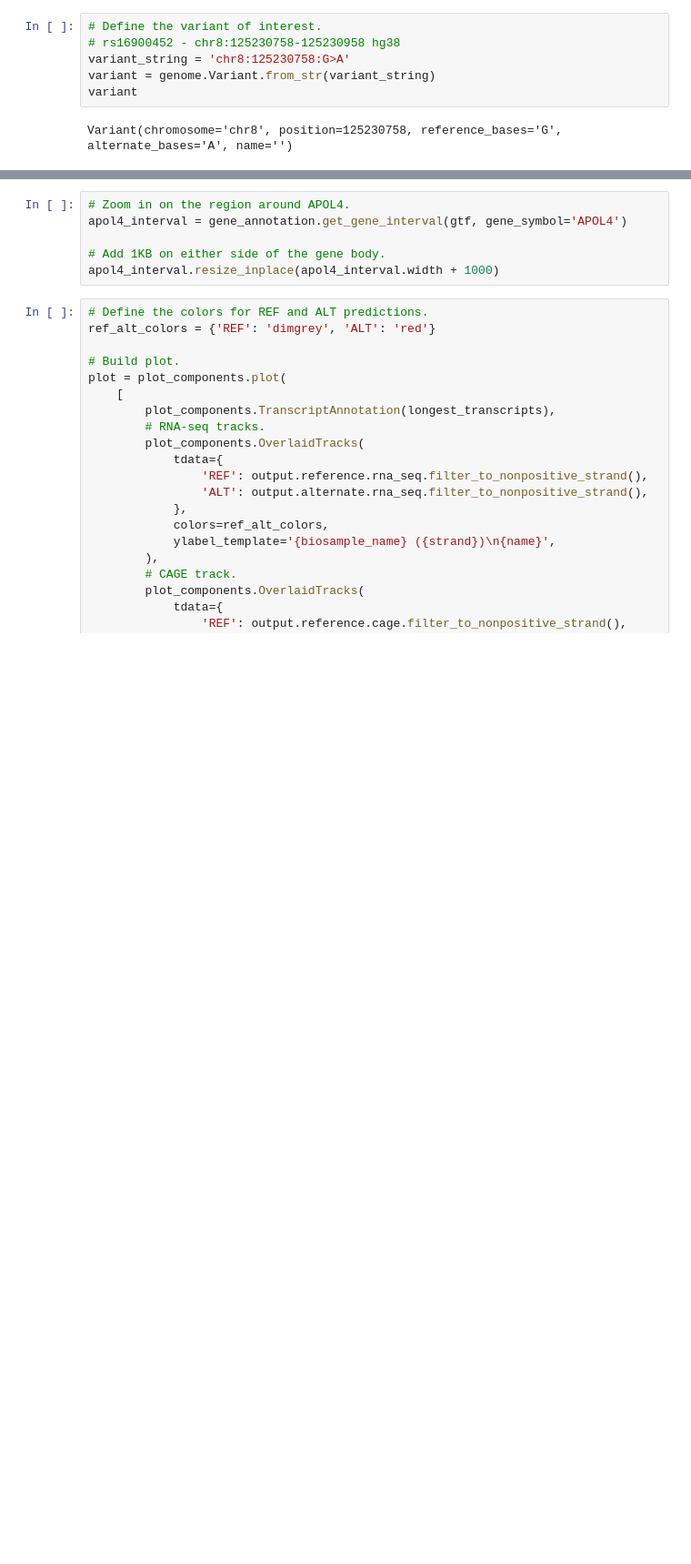
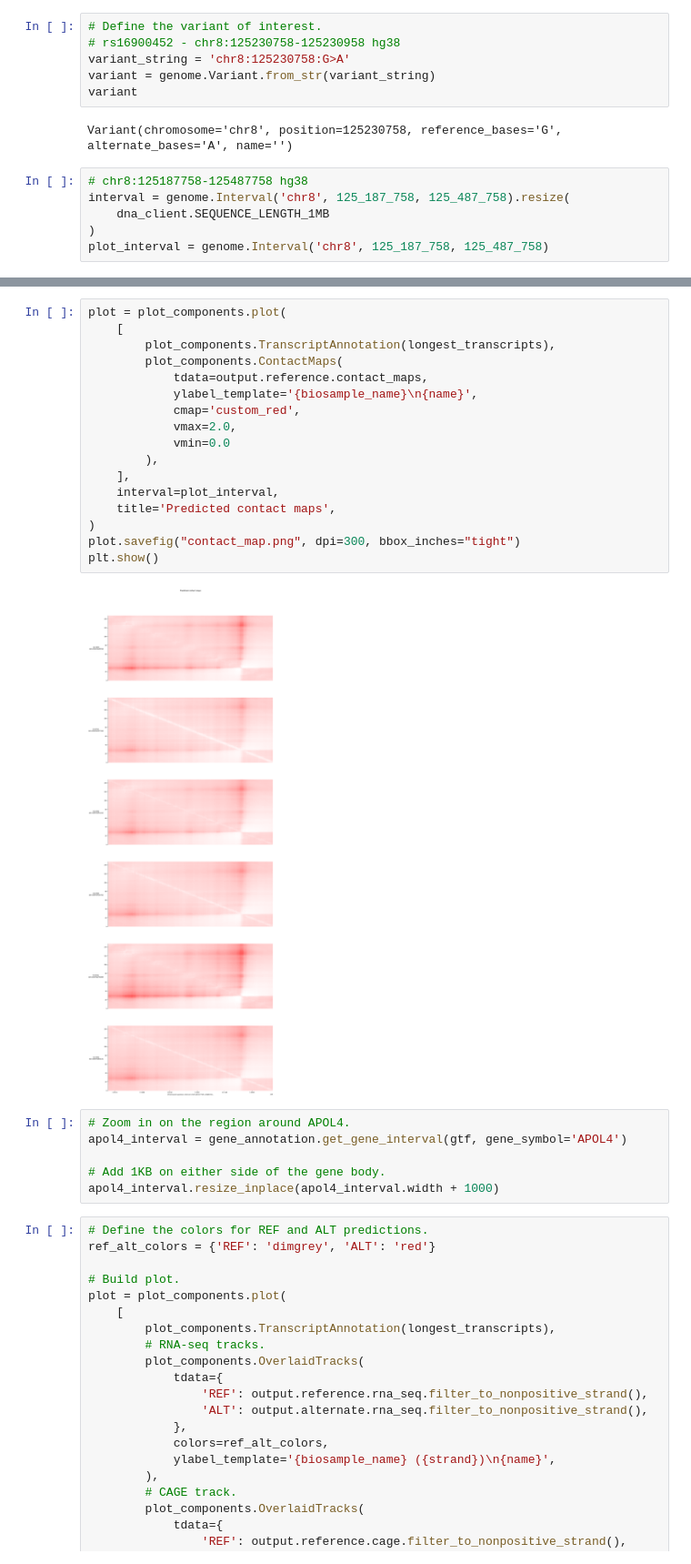
Before and after one commit to langxiuyuan/Gene520-Fall-2025, a Jupyter notebook: colabs/visualization_modality_tour.ipynb, the cells around one changed output, grey strips where cells are left out. Shown at 91% size. Saved outputs shown, nothing was run; the diff lists cells and outputs as text; blank space fills up the shorter version.

```diff
--- a/colabs/visualization_modality_tour.ipynb
+++ b/colabs/visualization_modality_tour.ipynb
@@ -926,6 +921,12 @@ variant = genome.Variant.from_str(variant_string)
 variant
 # %% [output]
 Variant(chromosome='chr8', position=125230758, reference_bases='G', alternate_bases='A', name='')
+# %%
+# chr8:125187758-125487758 hg38
+interval = genome.Interval('chr8', 125_187_758, 125_487_758).resize(
+    dna_client.SEQUENCE_LENGTH_1MB
+)
+plot_interval = genome.Interval('chr8', 125_187_758, 125_487_758)
 # %%
 # Make predictions for sequences containing the REF and ALT alleles.
 ontology_terms = [
@@ -939,6 +940,25 @@ output = dna_model.predict_variant(
     },
     ontology_terms=ontology_terms,
 )
+# %%
+plot = plot_components.plot(
+    [
+        plot_components.TranscriptAnnotation(longest_transcripts),
+        plot_components.ContactMaps(
+            tdata=output.reference.contact_maps,
+            ylabel_template='{biosample_name}\n{name}',
+            cmap='custom_red',
+            vmax=2.0,
+            vmin=0.0
+        ),
+    ],
+    interval=plot_interval,
+    title='Predicted contact maps',
+)
+plot.savefig("contact_map.png", dpi=300, bbox_inches="tight")
+plt.show()
+# %% [output]
+[figure, added]
 # %%
 # Zoom in on the region around APOL4.
 apol4_interval = gene_annotation.get_gene_interval(gtf, gene_symbol='APOL4')
```
Also changed, not shown: parts of 2 cells of this notebook.
